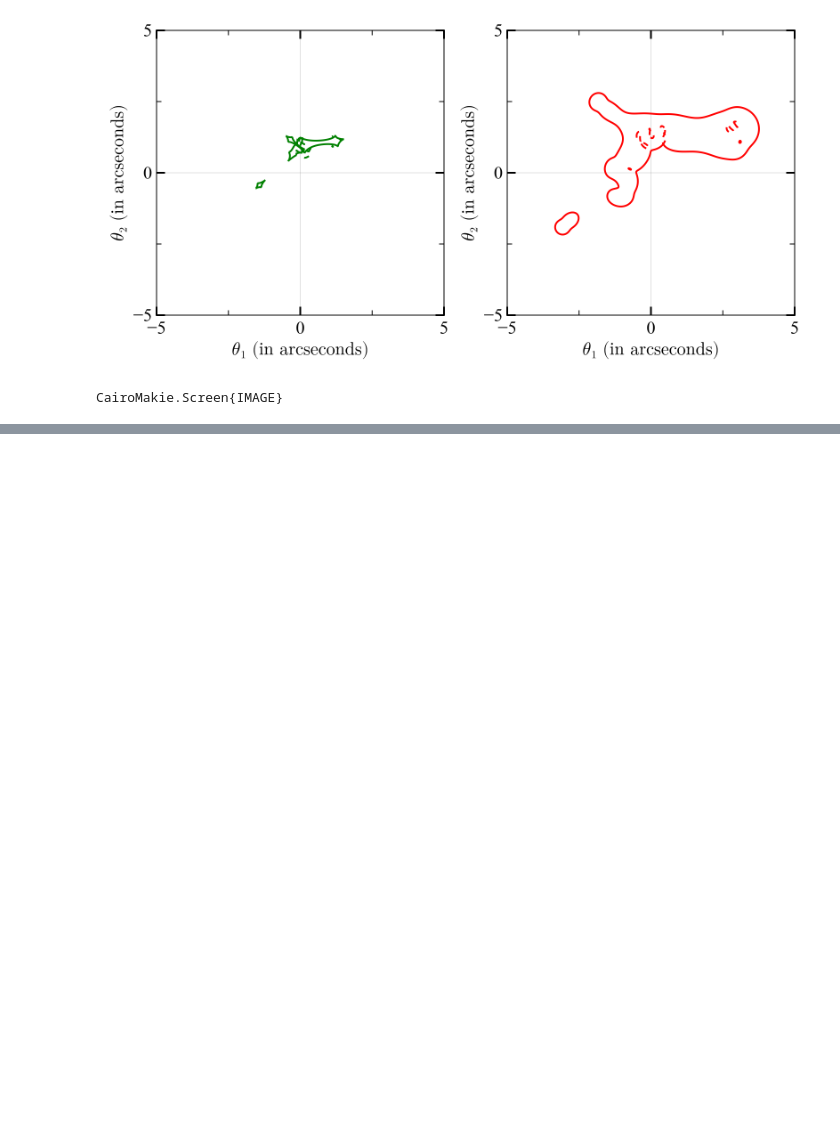
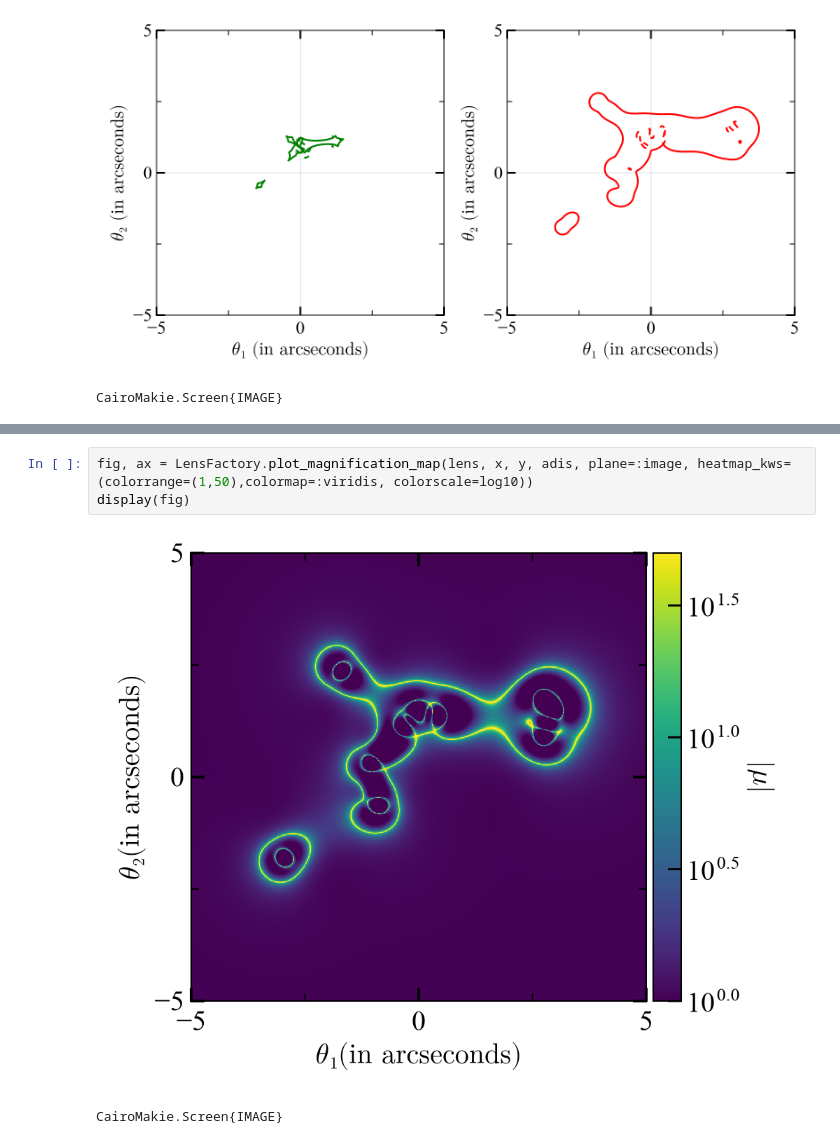
Before and after one commit to akmeena766/LensFactory_Examples, a Jupyter notebook: Example-2: Basic strong lensing.ipynb, the cells around one changed output, grey strips where cells are left out. Cells and saved outputs as stored; diff of their text form; blank space fills up the shorter version.

```diff
--- a/Example-2: Basic strong lensing.ipynb
+++ b/Example-2: Basic strong lensing.ipynb
@@ -93,0 +116,6 @@ CairoMakie.Screen{IMAGE}
+# %%
+fig, ax = LensFactory.plot_magnification_map(lens, x, y, adis, plane=:image, heatmap_kws=(colorrange=(1,50),colormap=:viridis, colorscale=log10))
+display(fig)
+# %% [output]
+[figure, added]
+CairoMakie.Screen{IMAGE}
```
Also changed, not shown: parts of 7 cells of this notebook, 2 other files.
